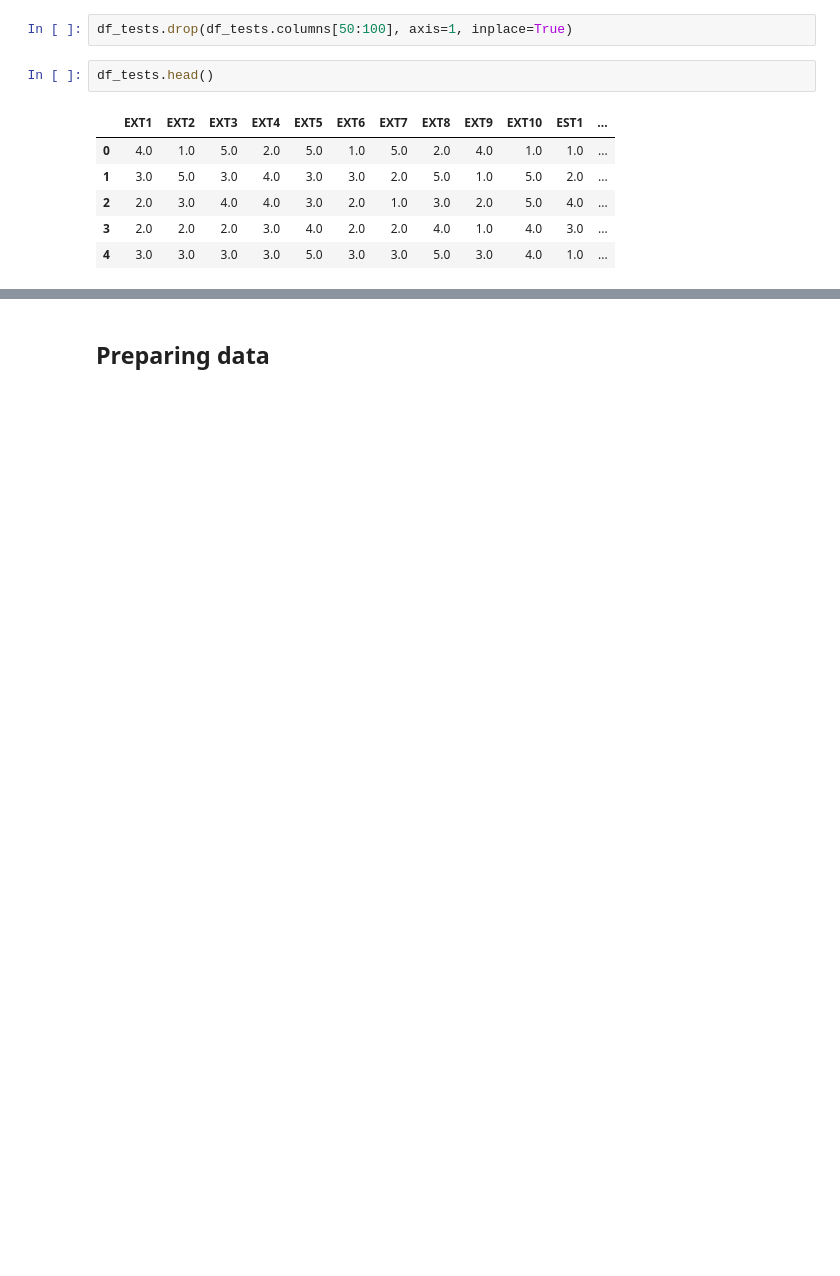
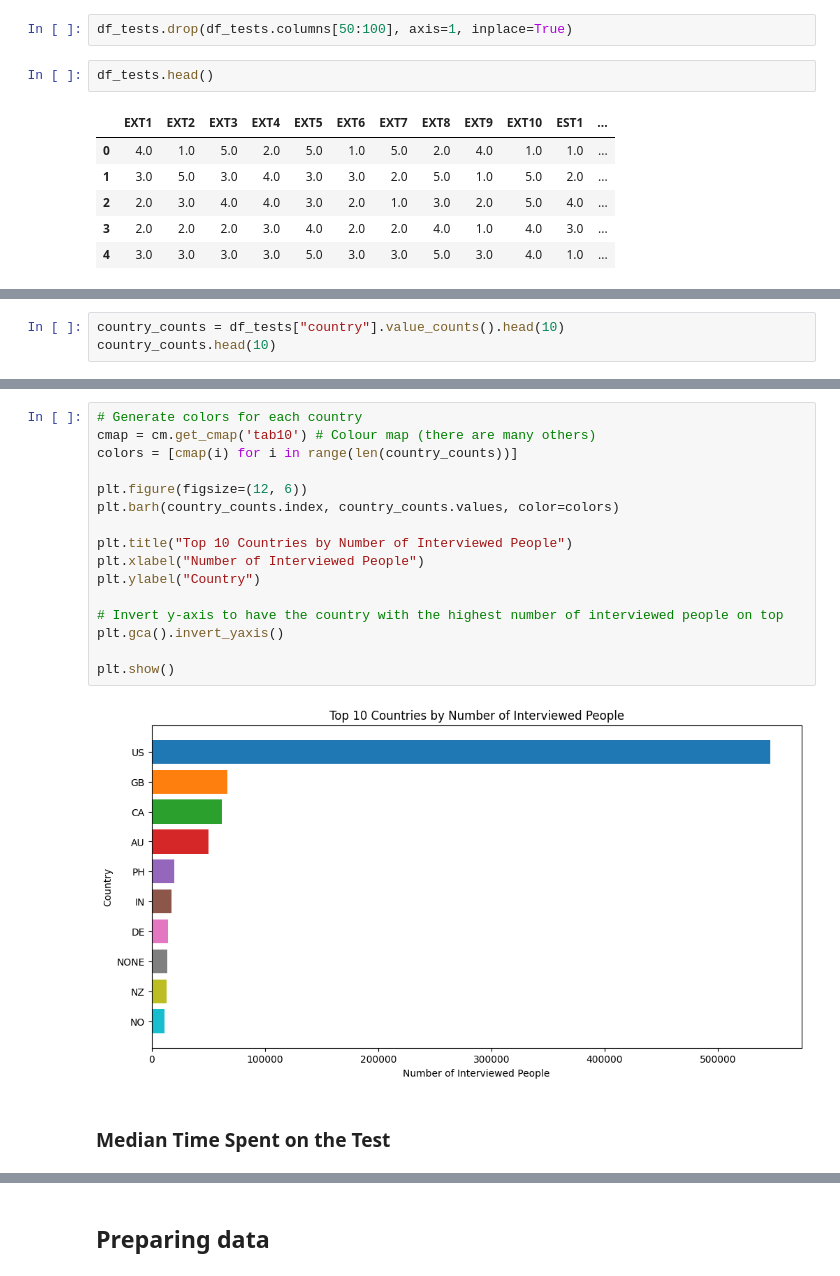
Before and after one commit to imchopi/APWEB_Modelo_IA_Intregrado, a Jupyter notebook: train_personality_model.ipynb, the cells around one changed output, grey strips where cells are left out. Drawn from its saved outputs; the diff is of its cells as text; blank space fills up the shorter version.

```diff
--- a/train_personality_model.ipynb
+++ b/train_personality_model.ipynb
@@ -63,0 +92,3 @@ df_tests.head()
+# %%
+country_counts = df_tests["country"].value_counts().head(10)
+country_counts.head(10)
@@ -63,0 +108,20 @@ df_tests.head()
+# %%
+# Generate colors for each country
+cmap = cm.get_cmap('tab10') # Colour map (there are many others)
+colors = [cmap(i) for i in range(len(country_counts))]
+
+plt.figure(figsize=(12, 6))
+plt.barh(country_counts.index, country_counts.values, color=colors)
+
+plt.title("Top 10 Countries by Number of Interviewed People")
+plt.xlabel("Number of Interviewed People")
+plt.ylabel("Country")
+
+# Invert y-axis to have the country with the highest number of interviewed people on top
+plt.gca().invert_yaxis()
+
+plt.show()
+# %% [output]
+[figure, added]
+# %% [markdown]
+### Median Time Spent on the Test
```
Also changed, not shown: parts of 19 cells of this notebook.
